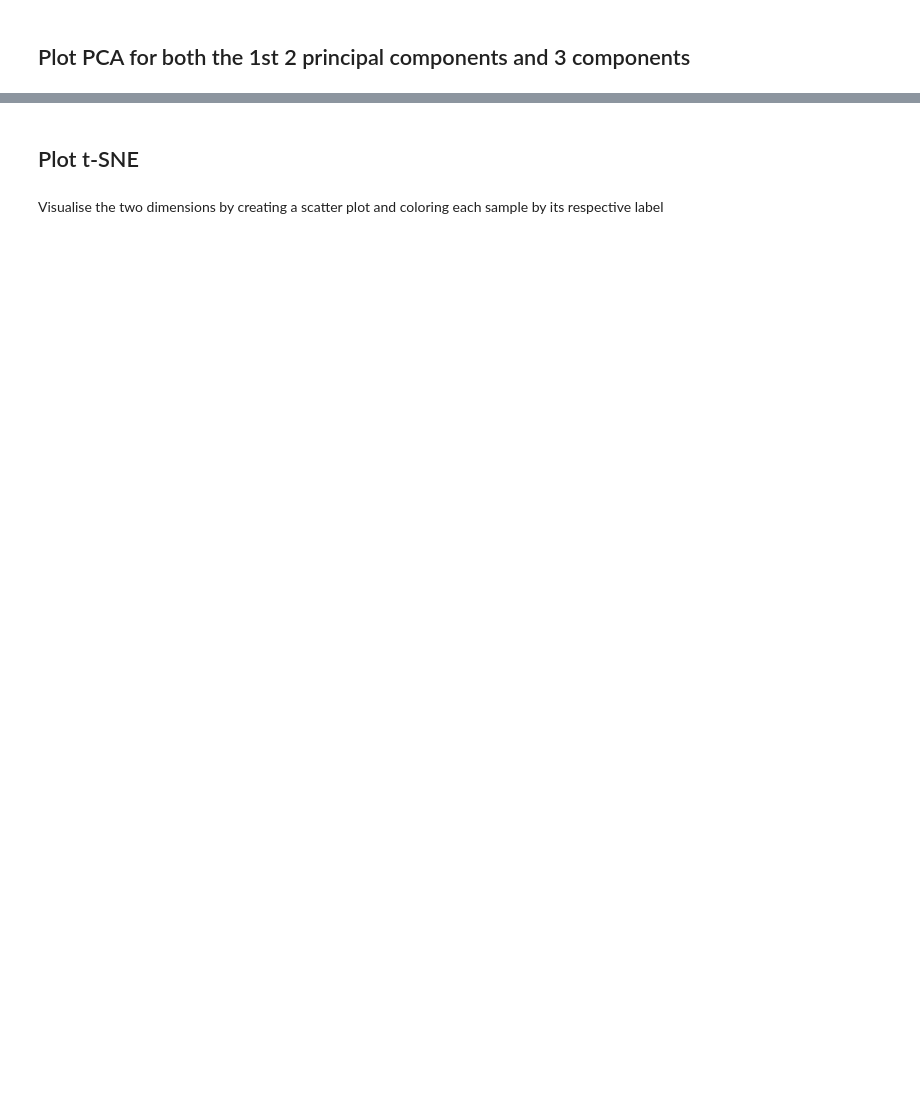
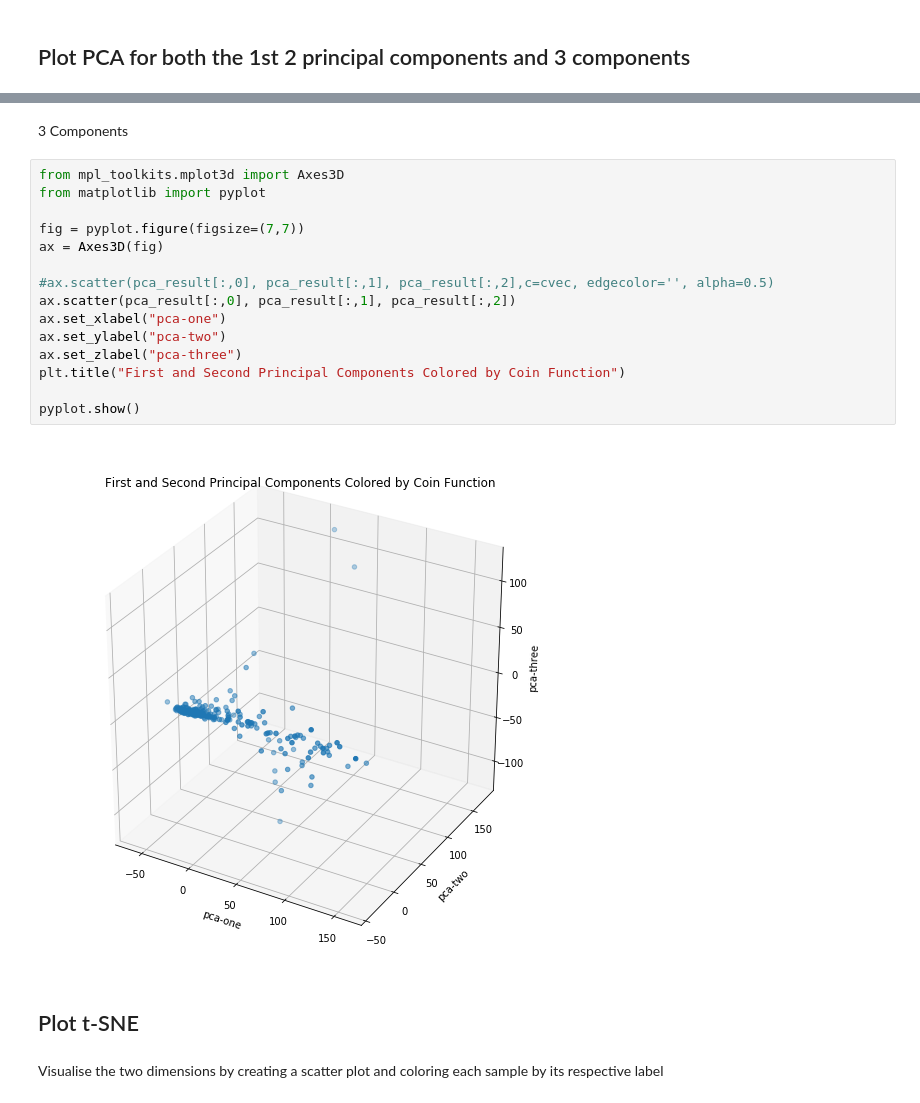
Before and after one commit to isatobo/it_prophet_quickstart, a Jupyter notebook: PCA_tSNE_GithubFeatures/star_count.ipynb, the cells around one changed output, grey strips where cells are left out. Drawn from its saved outputs; the diff is of its cells as text; blank space fills up the shorter version.

```diff
--- a/PCA_tSNE_GithubFeatures/star_count.ipynb
+++ b/PCA_tSNE_GithubFeatures/star_count.ipynb
@@ -169,3 +152,22 @@ chart
+# %% [markdown]
+3 Components
+# %%
+from mpl_toolkits.mplot3d import Axes3D
+from matplotlib import pyplot
+
+fig = pyplot.figure(figsize=(7,7))
+ax = Axes3D(fig)
+
+#ax.scatter(pca_result[:,0], pca_result[:,1], pca_result[:,2],c=cvec, edgecolor='', alpha=0.5)
+ax.scatter(pca_result[:,0], pca_result[:,1], pca_result[:,2])
+ax.set_xlabel("pca-one")
+ax.set_ylabel("pca-two")
+ax.set_zlabel("pca-three")
+plt.title("First and Second Principal Components Colored by Coin Function")
+
+pyplot.show()
+# %% [output]
+[figure, added]
 # %% [markdown]
 ## Plot t-SNE
 # %% [markdown]
```
Also changed, not shown: parts of 11 cells of this notebook.
